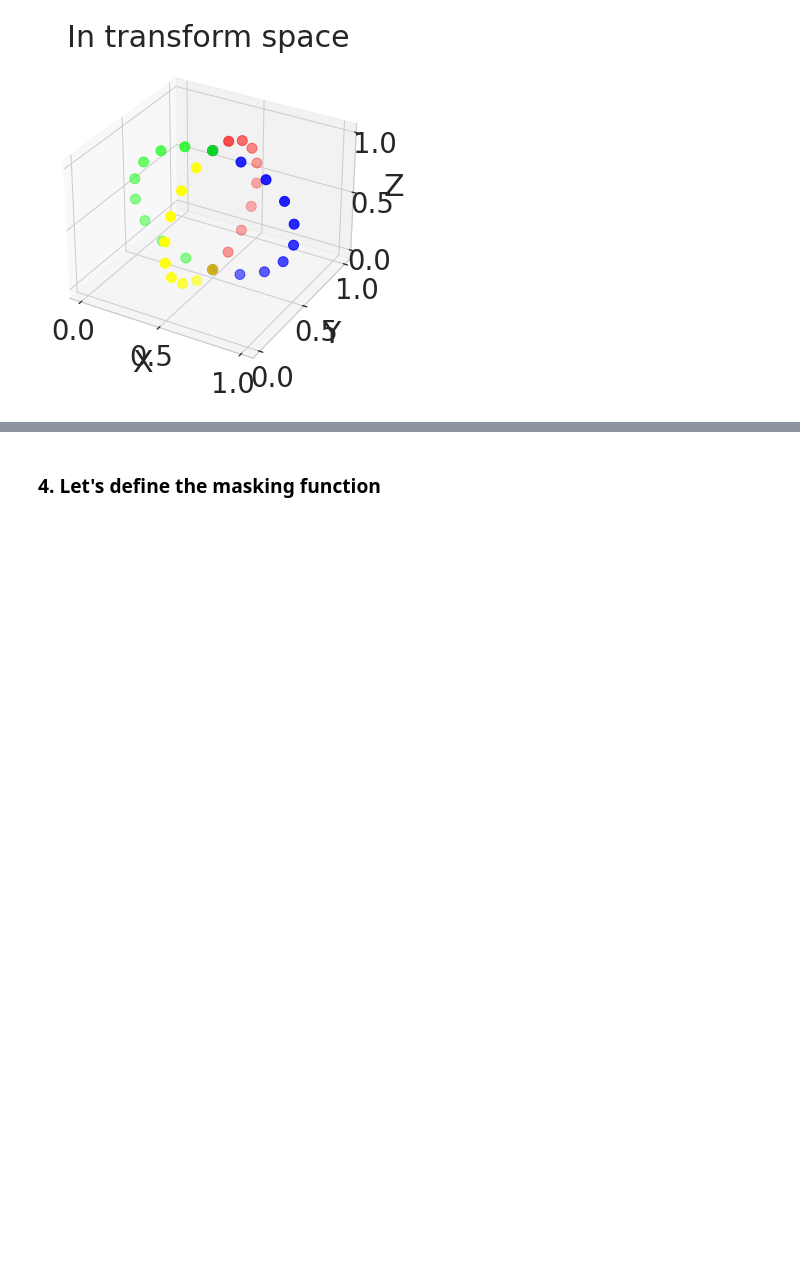
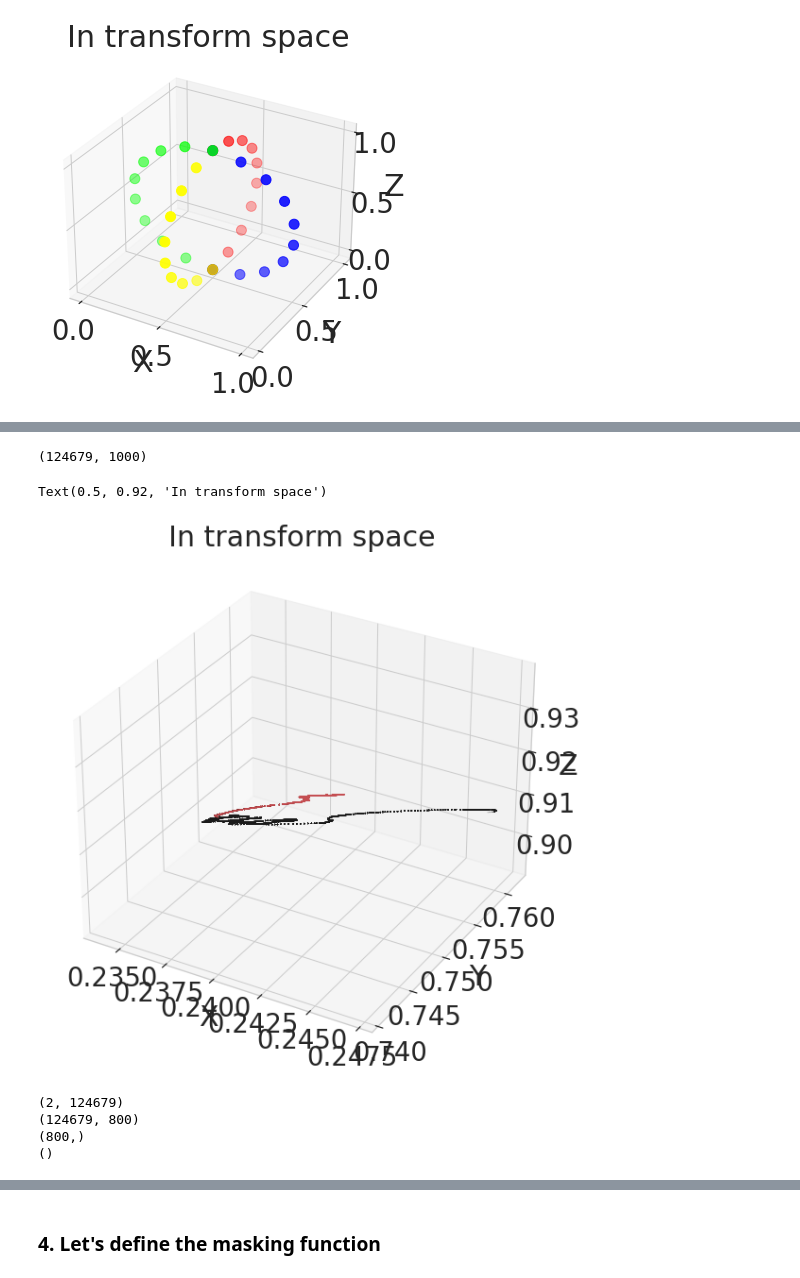
Before and after one commit to GHOpenonic/global-drifter-program, a Jupyter notebook: ML/drifters_transformer.ipynb, the cells around one changed output, grey strips where cells are left out. Cells and saved outputs as stored; diff of their text form; code cells hidden in the pictures; blank space fills up the shorter version.

```diff
--- a/ML/drifters_transformer.ipynb
+++ b/ML/drifters_transformer.ipynb
@@ -225,0 +240,77 @@ Asia_tgt['z'] = [window_avg(z_list, window_size) for z_list in Asia_tgt['z']]
+# %%
+def sequence_splitting(feature, dataframe, sequence_length):
+    sequences = []
+    for trajectory in dataframe[feature]:
+        trajectory = np.array(trajectory)
+        for i in range(0, len(trajectory) - sequence_length + 1):
+            sequences.append(trajectory[i:i+sequence_length])
+    return sequences
+
+def src_tgt_splitting(feature, percent_src, sequence_length):
+    src_length = int(sequence_length * percent_src / 100)
+    src = [sequence[:src_length] for sequence in feature]
+    tgt = [sequence[src_length:] for sequence in feature]
+    return (src, tgt)
+
+def split_trajectories(dataframe, sequence_length, percent_src):
+    x = sequence_splitting('x', dataframe, sequence_length)
+    print(np.shape(x))
+    y = sequence_splitting('y', dataframe, sequence_length)
+    z = sequence_splitting('z', dataframe, sequence_length)
+
+    x_src_tgt = src_tgt_splitting(x, percent_src, sequence_length)
+    y_src_tgt = src_tgt_splitting(y, percent_src, sequence_length)
+    z_src_tgt = src_tgt_splitting(z, percent_src, sequence_length)
+
+    return x_src_tgt, y_src_tgt, z_src_tgt
+
+# perform the split into sequences of length 1000, then split sequences into 80% src
+sequence_length = 1000
+percent_src = 80
+x_src_tgt, y_src_tgt, z_src_tgt = split_trajectories(Asia_by_traj, sequence_length, percent_src)
+# %% [output]
+(124679, 1000)
+# %%
+# plot 3D transform
+fig = plt.figure(figsize=(16,10))
+ax = fig.add_subplot(111, projection='3d')
+ax.scatter(x_src_tgt[0][0:100], y_src_tgt[0][0:100],
+           z_src_tgt[0][0:100], s = 0.05, color ='k')
+ax.set_xlabel('X')
+ax.set_ylabel('Y')
+ax.set_zlabel('Z')
+
+# plot beaching points in red
+ax.scatter(x_src_tgt[1][0:100], y_src_tgt[1][0:100],
+           z_src_tgt[1][0:100], s = 0.05, color ='r')
+
+
+plt.title('In transform space')
+# %% [output]
+Text(0.5, 0.92, 'In transform space')
+[figure, added]
+# %%
+okay: the output currently looks like:
+print(np.shape(x_src_tgt))
+print(np.shape(x_src_tgt[0]))
+print(np.shape(x_src_tgt[0][0]))
+print(np.shape(x_src_tgt[0][0][0]))
+(2, 124679)
+(124679, 800)
+(800,)
+()
+
+but it should look like:
+print(np.shape(x_src_tgt))
+print(np.shape(x_src_tgt[0]))
+print(np.shape(x_src_tgt[0][0]))
+print(np.shape(x_src_tgt[0][0][0]))
+(2, 124679)
+(124679, 800)
+(800,)
+()
+# %% [output]
+(2, 124679)
+(124679, 800)
+(800,)
+()
```
Also changed, not shown: parts of 23 cells of this notebook.
